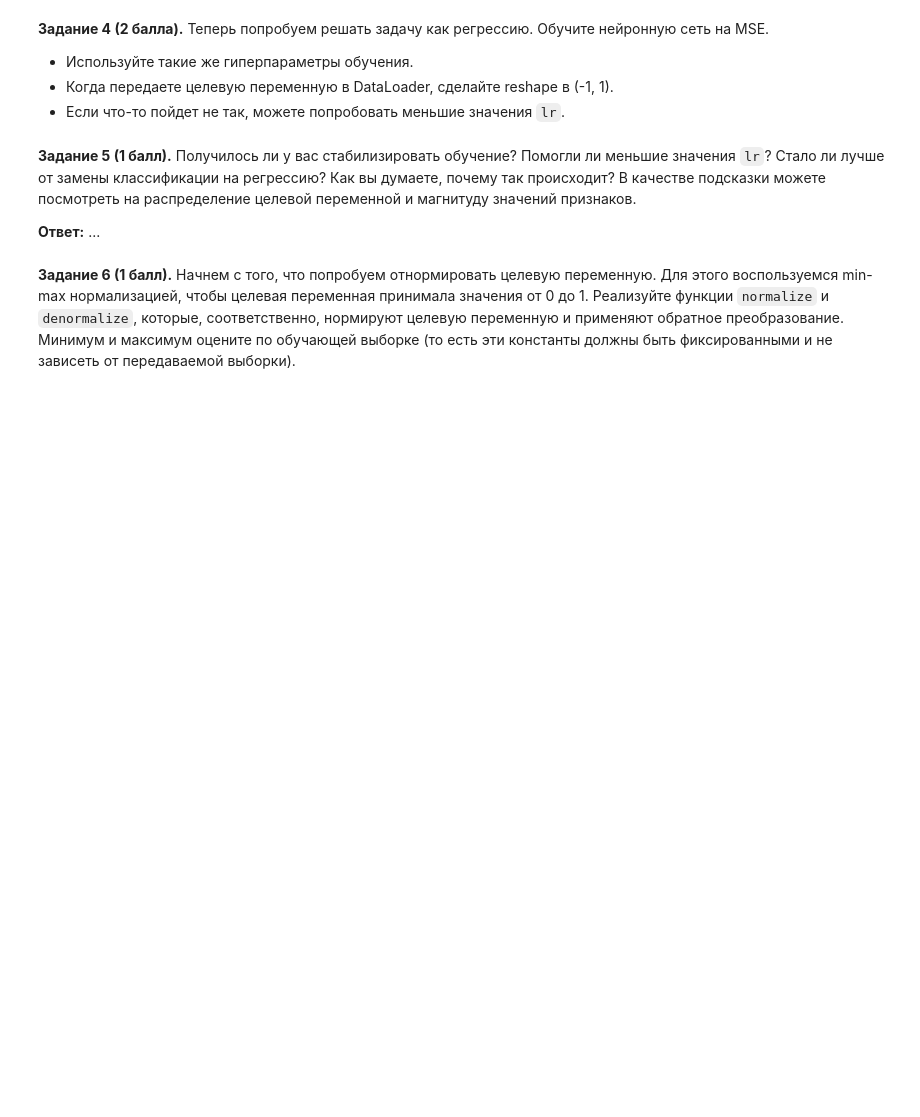
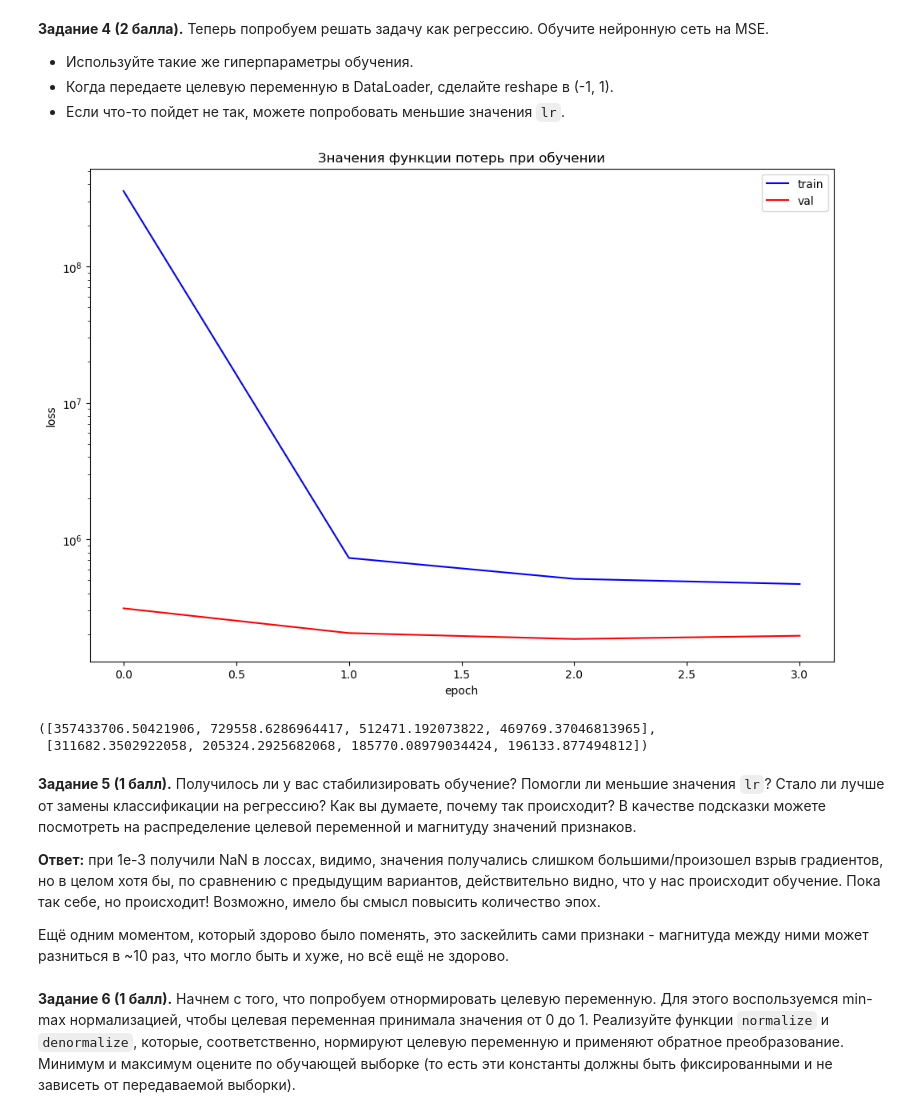
Before and after one commit to Bosbobos/IAD, a Jupyter notebook: DeepLearningBasics/hw01_fcnn/homework_01.ipynb, the cells around one changed output. Cells and saved outputs as stored; diff of their text form; code cells hidden in the pictures; blank space fills up the shorter version.

```diff
--- a/DeepLearningBasics/hw01_fcnn/homework_01.ipynb
+++ b/DeepLearningBasics/hw01_fcnn/homework_01.ipynb
@@ -329,7 +570,41 @@ def train(model, optimizer, criterion, train_loader, val_loader, epochs):
+# %%
+class SecondNet(nn.Module):
+    def __init__(self):
+        super(SecondNet, self).__init__()
+        self.model = nn.Sequential(
+            nn.Linear(in_features, 128),
+            nn.ReLU(),
+            nn.Linear(128, 1),
+        )
+
+    def forward(self, x):
+        return self.model(x)
+
+y_train_reshaped, y_val_reshaped = y_train.reshape(-1, 1), y_val.reshape(-1, 1)
+train_loader, val_loader = create_loaders(X_train, y_train_reshaped, X_val, y_val_reshaped)
+
+criterion = nn.MSELoss()
+
+second_net = SecondNet().to(device)
+optimizer = torch.optim.SGD(second_net.parameters(), lr=1e-5)
+writer = SummaryWriter('logs/second_net')
+train_losses_2, val_losses_2 = train(second_net, optimizer, criterion, train_loader, val_loader, epochs=4, writer=writer)
+writer.flush()
+# %%
+plot_losses(train_losses_2, val_losses_2)
+# %% [output]
+[figure, added]
+# %%
+train_losses_2, val_losses_2
+# %% [output]
+([357433706.50421906, 729558.6286964417, 512471.192073822, 469769.37046813965],
+ [311682.3502922058, 205324.2925682068, 185770.08979034424, 196133.877494812])
 # %% [markdown]
 **Задание 5 (1 балл).** Получилось ли у вас стабилизировать обучение? Помогли ли меньшие значения `lr`? Стало ли лучше от замены классификации на регрессию? Как вы думаете, почему так происходит? В качестве подсказки можете посмотреть на распределение целевой переменной и магнитуду значений признаков.
 
-**Ответ:** ...
+**Ответ:** при 1е-3 получили NaN в лоссах, видимо, значения получались слишком большими/произошел взрыв градиентов, но в целом хотя бы, по сравнению с предыдущим вариантов, действительно видно, что у нас происходит обучение. Пока так себе, но происходит! Возможно, имело бы смысл повысить количество эпох.
+
+Ещё одним моментом, который здорово было поменять, это заскейлить сами признаки - магнитуда между ними может разниться в ~10 раз, что могло быть и хуже, но всё ещё не здорово.
 # %% [markdown]
 **Задание 6 (1 балл).** Начнем с того, что попробуем отнормировать целевую переменную. Для этого воспользуемся min-max нормализацией, чтобы целевая переменная принимала значения от 0 до 1. Реализуйте функции `normalize` и `denormalize`, которые, соответственно, нормируют целевую переменную и применяют обратное преобразование. Минимум и максимум оцените по обучающей выборке (то есть эти константы должны быть фиксированными и не зависеть от передаваемой выборки).
 # %%
```
Also changed, not shown: parts of 75 cells of this notebook, 2 other files.
